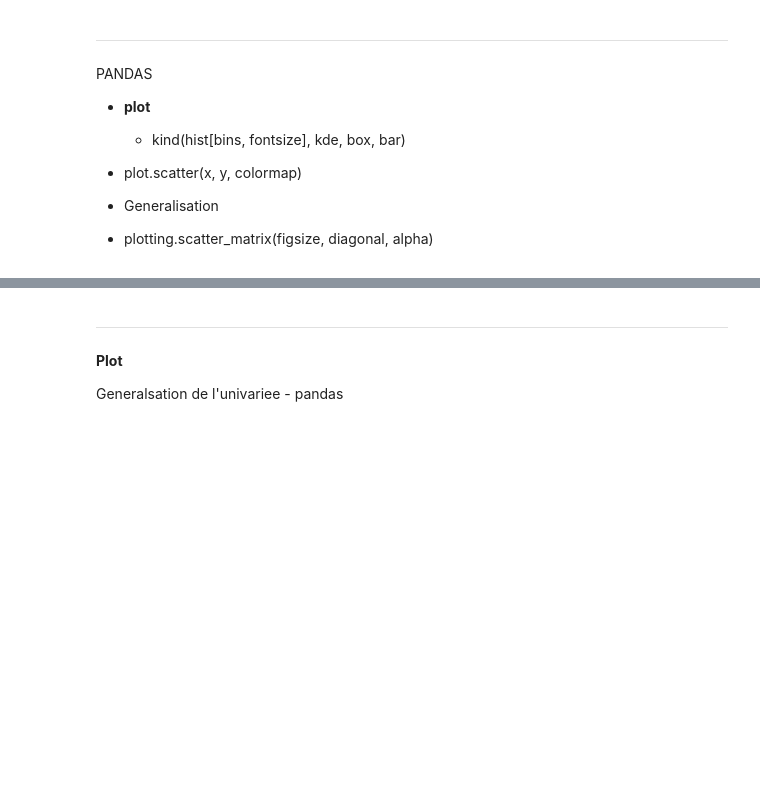
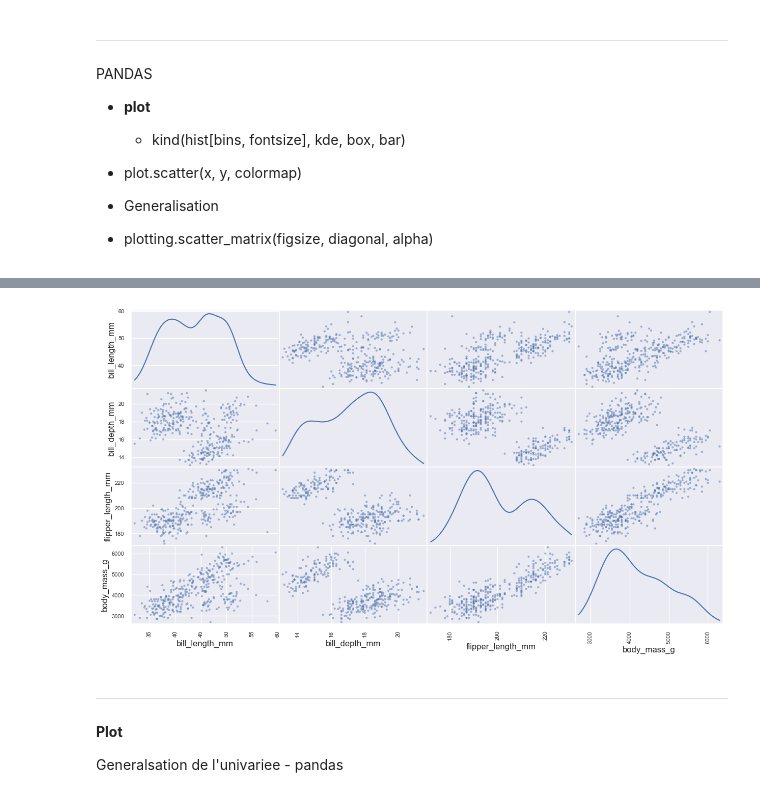
Before and after one commit to OusmanHamit/EDA, a Jupyter notebook: DATAVIZ_MATPLOTLIB_PANDAS_SEABORNVIZ.ipynb, the cells around one changed output, grey strips where cells are left out. Drawn from its saved outputs; the diff is of its cells as text; code cells hidden in the pictures; blank space fills up the shorter version.

```diff
--- a/DATAVIZ_MATPLOTLIB_PANDAS_SEABORNVIZ.ipynb
+++ b/DATAVIZ_MATPLOTLIB_PANDAS_SEABORNVIZ.ipynb
@@ -68,3 +89,8 @@ plt.show()
+# %%
+pd.plotting.scatter_matrix(penguins, figsize = (15, 8), diagonal = 'kde')
+plt.show()
+# %% [output]
+[figure, added]
 # %% [markdown]
 ---
 **Plot**
```
Also changed, not shown: parts of 53 cells of this notebook.
